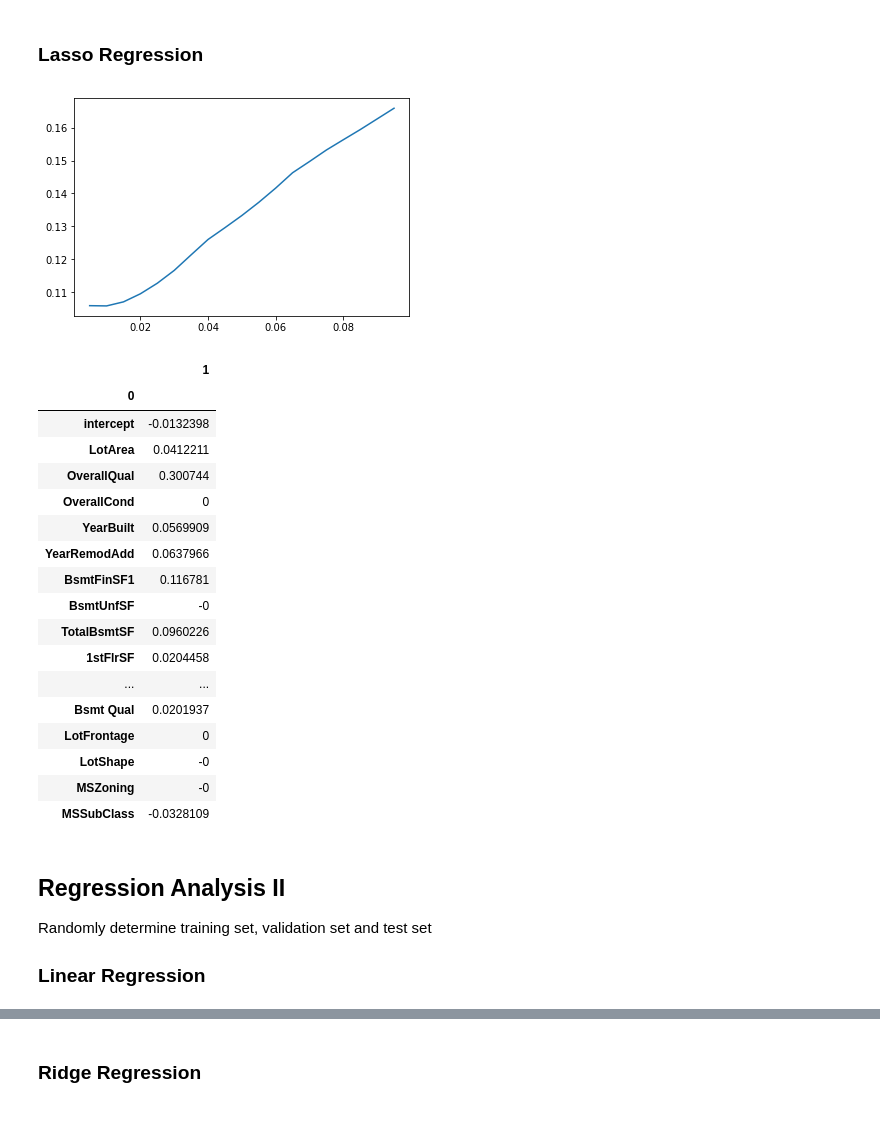
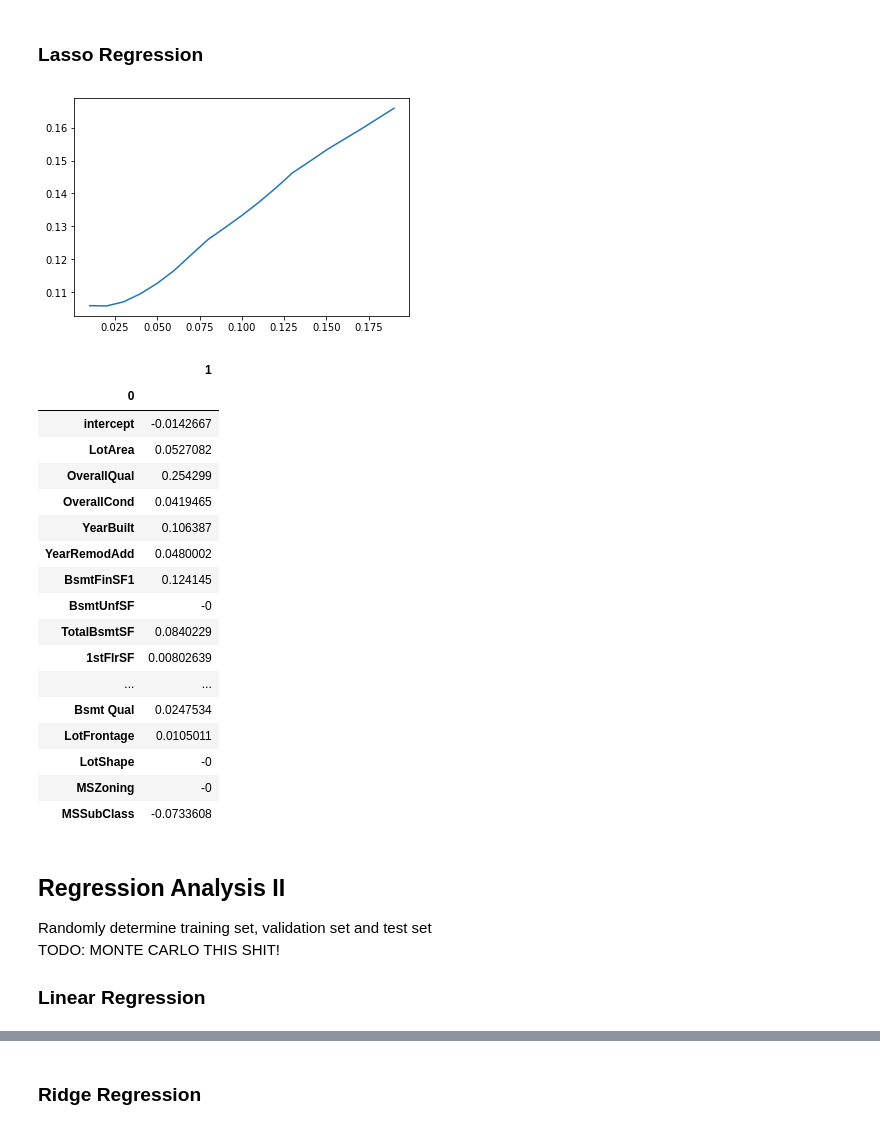
Before and after one commit to reeeno/iowa-housing-price, a Jupyter notebook: IHP.ipynb, the cells around one changed output, grey strips where cells are left out. Saved outputs shown, nothing was run; the diff lists cells and outputs as text; code cells hidden in the pictures.

```diff
--- a/IHP.ipynb
+++ b/IHP.ipynb
@@ -11,16 +11,21 @@ from sklearn.linear_model import LinearRegression, Ridge, Lasso
 # %% [markdown]
 ### Data load & enrichment
 # %%
-additional_features = pd.read_csv("data/data.csv").drop("Id", axis=1)
+data_folder = '.'
+
+additional_features = pd.read_csv(f"{data_folder}/data.csv").drop("Id", axis=1)
 additional_features = additional_features.fillna(additional_features.mean())
 additional_features = additional_features.fillna('N/A')
-base_features = pd.read_csv("data/Houseprice_data_scaled.csv")
+base_features = pd.read_csv(f"{data_folder}/Houseprice_data_scaled.csv")
 # %% [markdown]
 ### Parameters & Constants
 # %%
 # Params
 SHOW_CAT_TO_NUM_WARNING = False
 ADDITIONAL_FEATURES_SELECT = ['MSZoning', 'MSSubClass']
+LAMBDA_RIDGE = 0.1
+LAMBDA_LASSO = 0.04
+N_SIMULATIONS = 1000
 
 # Constants
 ADDITIONAL_FEATURES_FIXED = ['LotFrontage', 'LotShape']
@@ -193,38 +198,40 @@ regression(ADDITIONAL_FEATURES_SELECT, method='ridge', alpha=0.1*1800)['coeffs']
 # %% [markdown]
 ### Lasso Regression
 # %%
-alphas = np.arange(0.01, 0.2, 0.01) / 2
+lambdas = np.arange(0.01, 0.2, 0.01)
+alphas = lambdas / 2
 
 mses = [x['mse'] for x in regression(ADDITIONAL_FEATURES_SELECT, method='lasso', alpha=alphas)]
 
-plt.plot(alphas, mses)
+plt.plot(lambdas, mses)
 plt.show()
 
-regression(ADDITIONAL_FEATURES_SELECT, method='lasso', alpha=0.1/2)['coeffs']
+regression(ADDITIONAL_FEATURES_SELECT, method='lasso', alpha=LAMBDA_LASSO/2)['coeffs']
 # %% [output]
-[figure, old version]
+[figure, new version]
 |  | 1 |
 | 0 |  |
-| intercept | -0.0132398 |
-| LotArea | 0.0412211 |
-| OverallQual | 0.300744 |
-| OverallCond | 0 |
-| YearBuilt | 0.0569909 |
-| YearRemodAdd | 0.0637966 |
-| BsmtFinSF1 | 0.116781 |
+| intercept | -0.0142667 |
+| LotArea | 0.0527082 |
+| OverallQual | 0.254299 |
+| OverallCond | 0.0419465 |
+| YearBuilt | 0.106387 |
+| YearRemodAdd | 0.0480002 |
+| BsmtFinSF1 | 0.124145 |
 | BsmtUnfSF | -0 |
-| TotalBsmtSF | 0.0960226 |
-| 1stFlrSF | 0.0204458 |
+| TotalBsmtSF | 0.0840229 |
+| 1stFlrSF | 0.00802639 |
 | ... | ... |
-| Bsmt Qual | 0.0201937 |
-| LotFrontage | 0 |
+| Bsmt Qual | 0.0247534 |
+| LotFrontage | 0.0105011 |
 | LotShape | -0 |
 | MSZoning | -0 |
-| MSSubClass | -0.0328109 |
+| MSSubClass | -0.0733608 |
 # %% [markdown]
 ## Regression Analysis II
 
 Randomly determine training set, validation set and test set
+TODO: MONTE CARLO THIS SHIT!
 
 ### Linear Regression
 # %%
```
Also changed, not shown: parts of 8 cells of this notebook.
